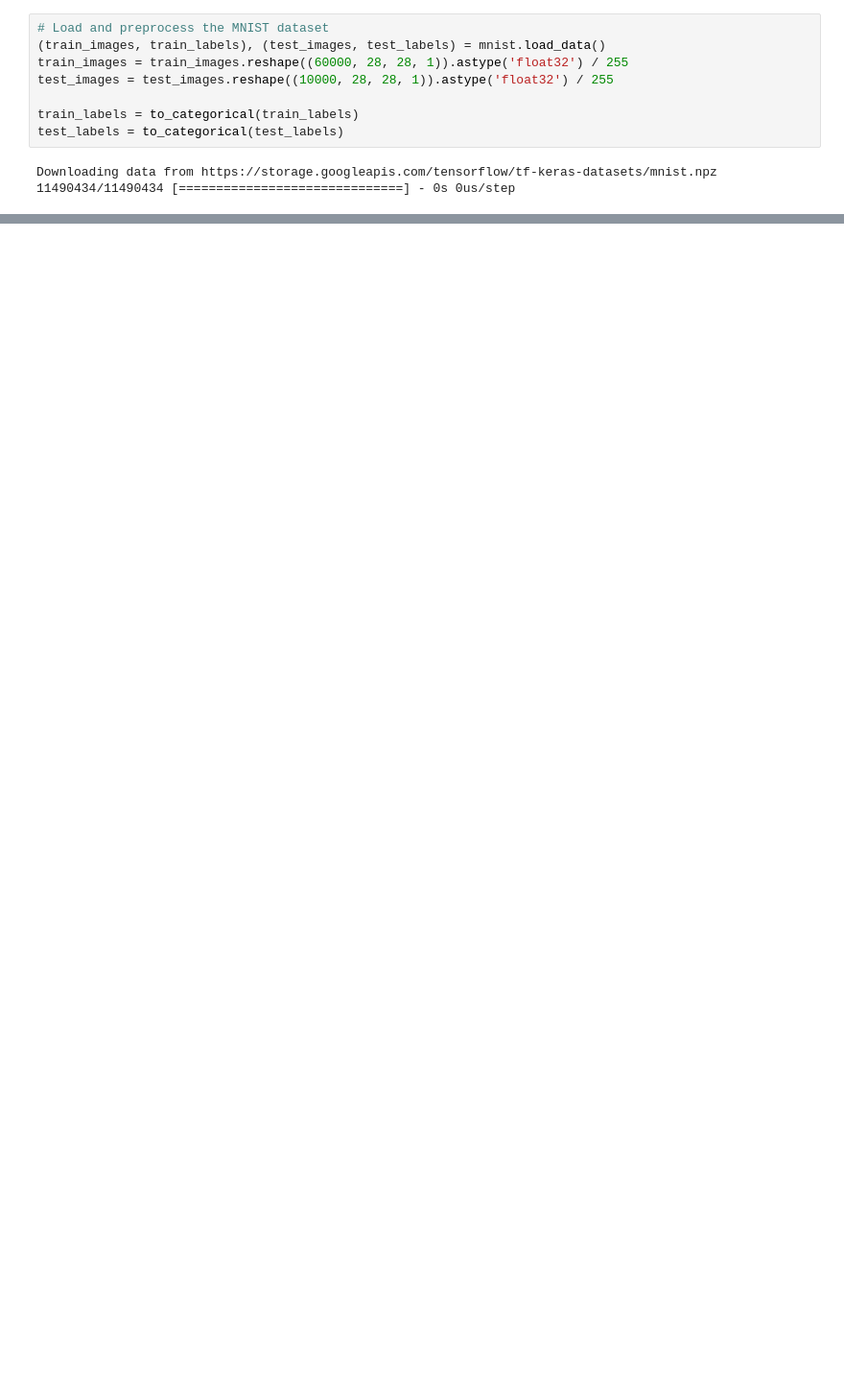
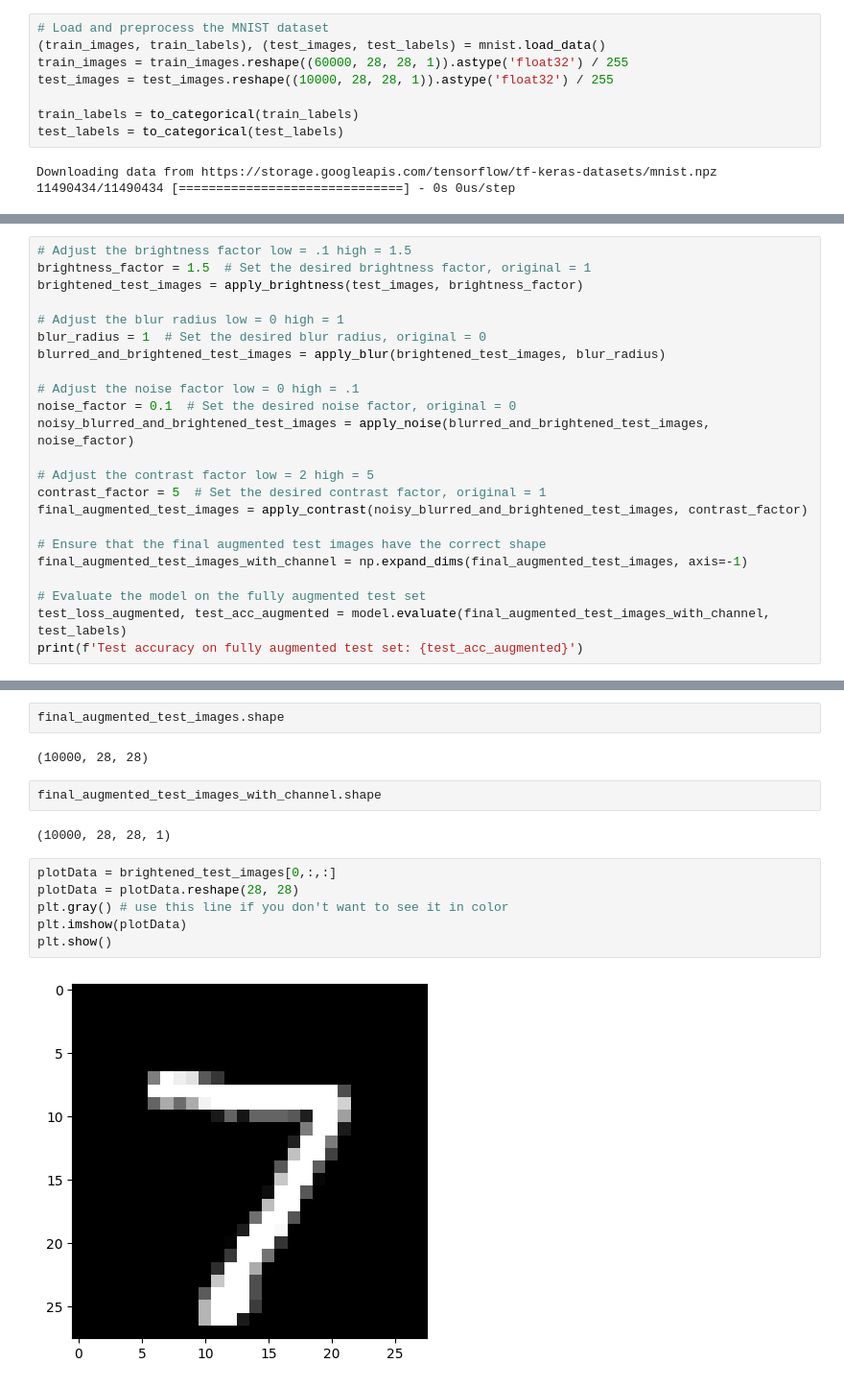
Before and after one commit to nateeatsrice/Data-Science-Projects-with-Python, a Jupyter notebook: notebook946558b88c.ipynb, the cells around one changed output, grey strips where cells are left out. Shown: that part at 96% size. Drawn from its saved outputs; the diff is of its cells as text; blank space fills up the shorter version.

Commit message:
Kaggle Notebook | Fractional 2k Factorial experiment with MNIST Dat  | Version 3

```diff
--- a/notebook946558b88c.ipynb
+++ b/notebook946558b88c.ipynb
@@ -107,0 +144,23 @@ Test accuracy on augmented test set: 0.10279999673366547
+# %%
+# Adjust the brightness factor low = .1 high = 1.5
+brightness_factor = 1.5  # Set the desired brightness factor, original = 1
+brightened_test_images = apply_brightness(test_images, brightness_factor)
+
+# Adjust the blur radius low = 0 high = 1
+blur_radius = 1  # Set the desired blur radius, original = 0
+blurred_and_brightened_test_images = apply_blur(brightened_test_images, blur_radius)
+
+# Adjust the noise factor low = 0 high = .1
+noise_factor = 0.1  # Set the desired noise factor, original = 0
+noisy_blurred_and_brightened_test_images = apply_noise(blurred_and_brightened_test_images, noise_factor)
+
+# Adjust the contrast factor low = 2 high = 5
+contrast_factor = 5  # Set the desired contrast factor, original = 1
+final_augmented_test_images = apply_contrast(noisy_blurred_and_brightened_test_images, contrast_factor)
+
+# Ensure that the final augmented test images have the correct shape
+final_augmented_test_images_with_channel = np.expand_dims(final_augmented_test_images, axis=-1)
+
+# Evaluate the model on the fully augmented test set
+test_loss_augmented, test_acc_augmented = model.evaluate(final_augmented_test_images_with_channel, test_labels)
+print(f'Test accuracy on fully augmented test set: {test_acc_augmented}')
@@ -107,0 +182,16 @@ Test accuracy on augmented test set: 0.10279999673366547
+# %%
+final_augmented_test_images.shape
+# %% [output]
+(10000, 28, 28)
+# %%
+final_augmented_test_images_with_channel.shape
+# %% [output]
+(10000, 28, 28, 1)
+# %%
+plotData = brightened_test_images[0,:,:]
+plotData = plotData.reshape(28, 28)
+plt.gray() # use this line if you don't want to see it in color
+plt.imshow(plotData)
+plt.show()
+# %% [output]
+[figure, added]
```
Also changed, not shown: parts of 19 cells of this notebook.
